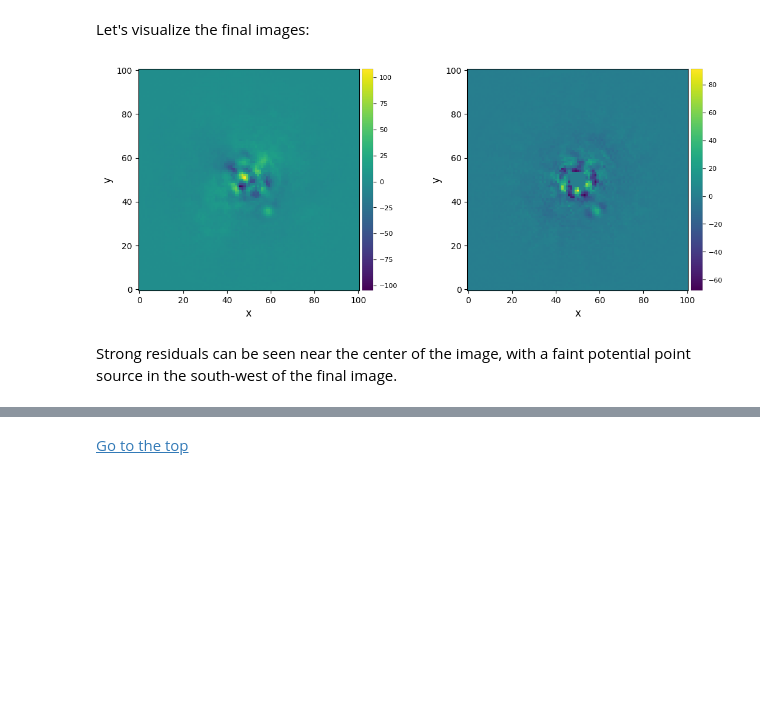
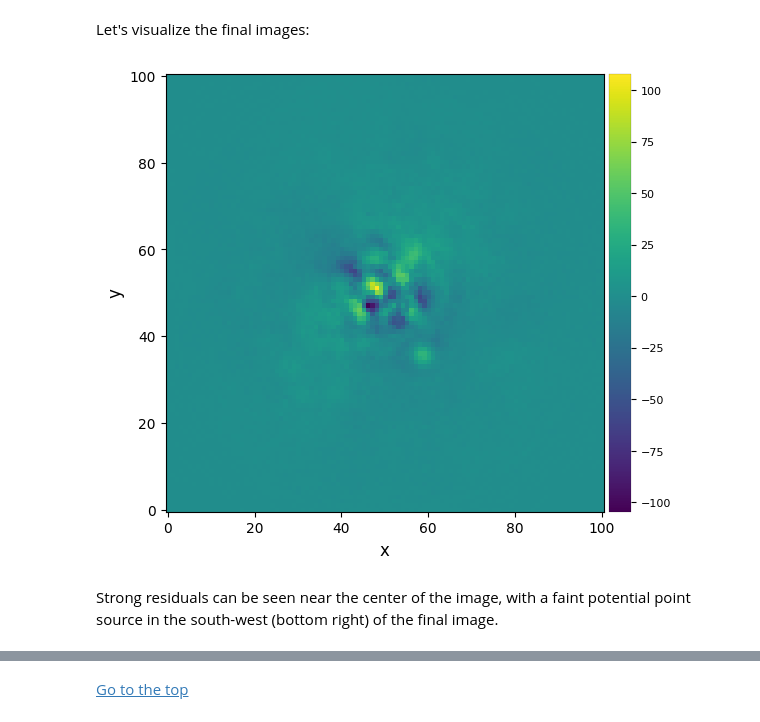
Before and after one commit to vortex-exoplanet/VIP, a Jupyter notebook: docs/source/tutorials/01A_quickstart.ipynb, the cells around one changed output, grey strips where cells are left out. Drawn from its saved outputs; the diff is of its cells as text; code cells hidden in the pictures; blank space fills up the shorter version.

```diff
--- a/docs/source/tutorials/01A_quickstart.ipynb
+++ b/docs/source/tutorials/01A_quickstart.ipynb
@@ -95,5 +94,5 @@ angname = '../datasets/naco_betapic_pa.fits'
 
 cube = open_fits(cubename)
 psf = open_fits(psfname)
-pa = open_fits(angname)
+angs = open_fits(angname)
 # %% [output]
@@ -118,5 +138,0 @@ Note that the parallactic angles are not the final derotation angles to be appli
-# %%
-derot_off = 104.84 # NACO derotator offset for this observation (Absil et al. 2013)
-TN = -0.45         # Position angle of true north for NACO at the epoch of observation (Absil et al. 2013)
-
-angs = pa-derot_off-TN
@@ -211,0 +199,4 @@ Note that the parallactic angle threshold corresponding to 0.5 FWHM linear motio
+# %%
+from vip_hci.psfsub import median_sub
+
+fr_adi = median_sub(cube, angs)
@@ -212,8 +211,8 @@ Note that the parallactic angle threshold corresponding to 0.5 FWHM linear motio
 # %% [markdown]
 Let's visualize the final images:
 # %%
-plot_frames((fr_adi, fr_adi_an))
+plot_frames(fr_adi)
 # %% [output]
-[figure, old version]
+[figure, new version]
 # %% [markdown]
-Strong residuals can be seen near the center of the image, with a faint potential point source in the south-west of the final image.
+Strong residuals can be seen near the center of the image, with a faint potential point source in the south-west (bottom right) of the final image.
```
Also changed, not shown: parts of 62 cells of this notebook, 21 other files.
